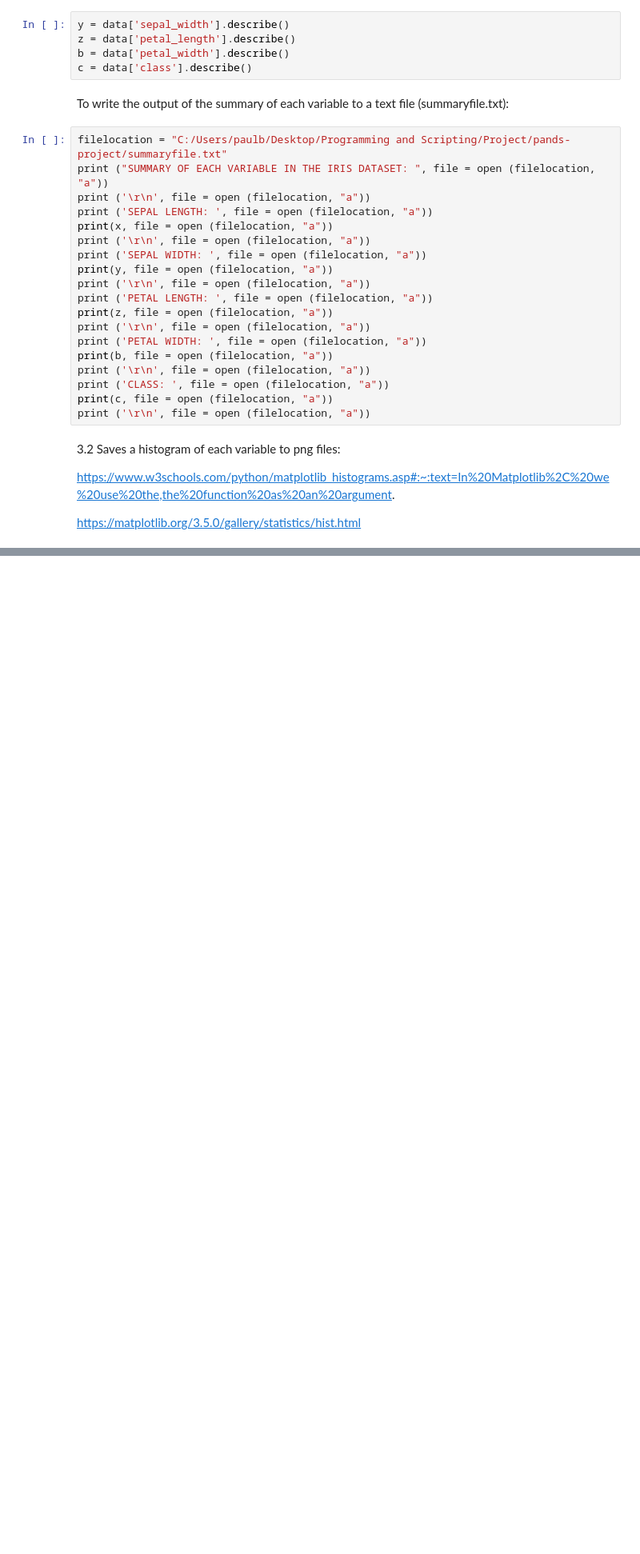
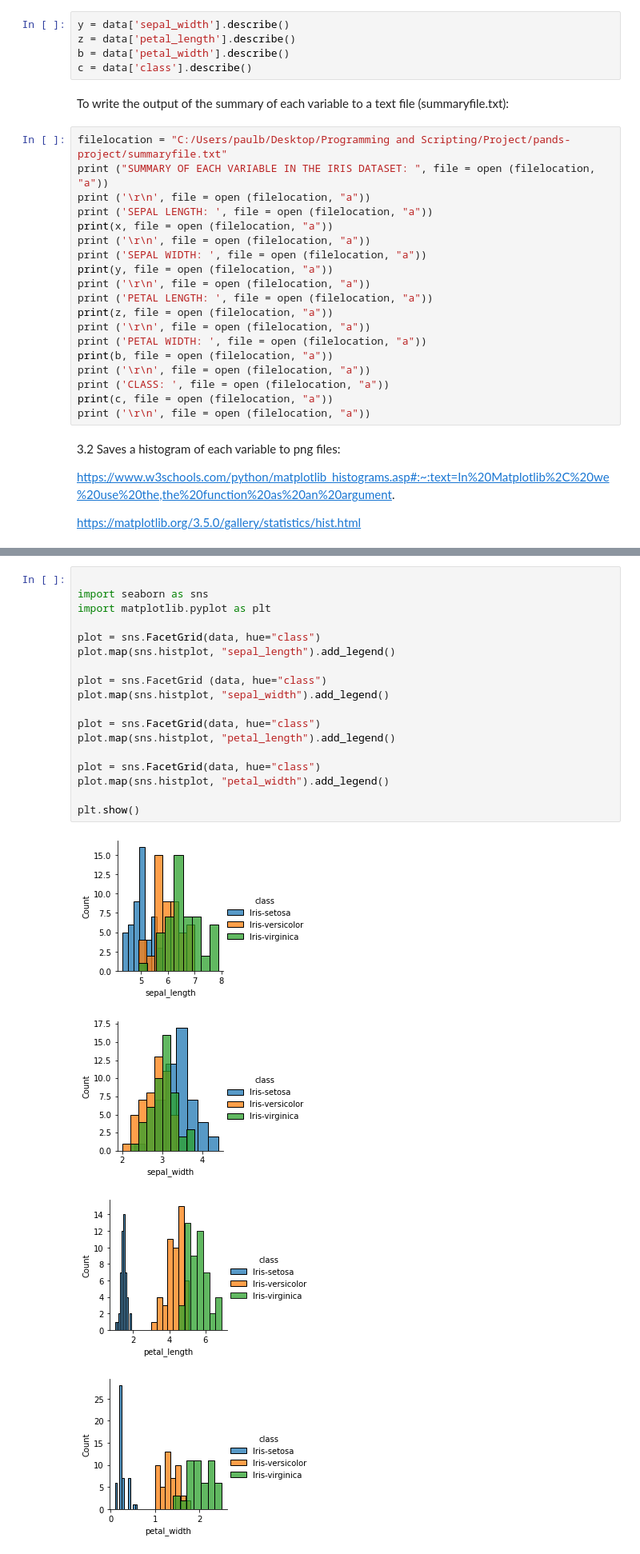
Before and after one commit to Cdoyle22/pands-project, a Jupyter notebook: Notes..ipynb, the cells around one changed output, grey strips where cells are left out. Shown: that part at 80% size. Saved outputs shown, nothing was run; the diff lists cells and outputs as text; blank space fills up the shorter version.

```diff
--- a/Notes..ipynb
+++ b/Notes..ipynb
@@ -116,0 +117,23 @@ plt.show()
+# %%
+
+import seaborn as sns
+import matplotlib.pyplot as plt
+
+plot = sns.FacetGrid(data, hue="class")
+plot.map(sns.histplot, "sepal_length").add_legend()
+
+plot = sns.FacetGrid (data, hue="class")
+plot.map(sns.histplot, "sepal_width").add_legend()
+
+plot = sns.FacetGrid(data, hue="class")
+plot.map(sns.histplot, "petal_length").add_legend()
+
+plot = sns.FacetGrid(data, hue="class")
+plot.map(sns.histplot, "petal_width").add_legend()
+
+plt.show()
+# %% [output]
+[figure, added]
+[figure, added]
+[figure, added]
+[figure, added]
```
Also changed, not shown: parts of 4 cells of this notebook, 3 other files.
